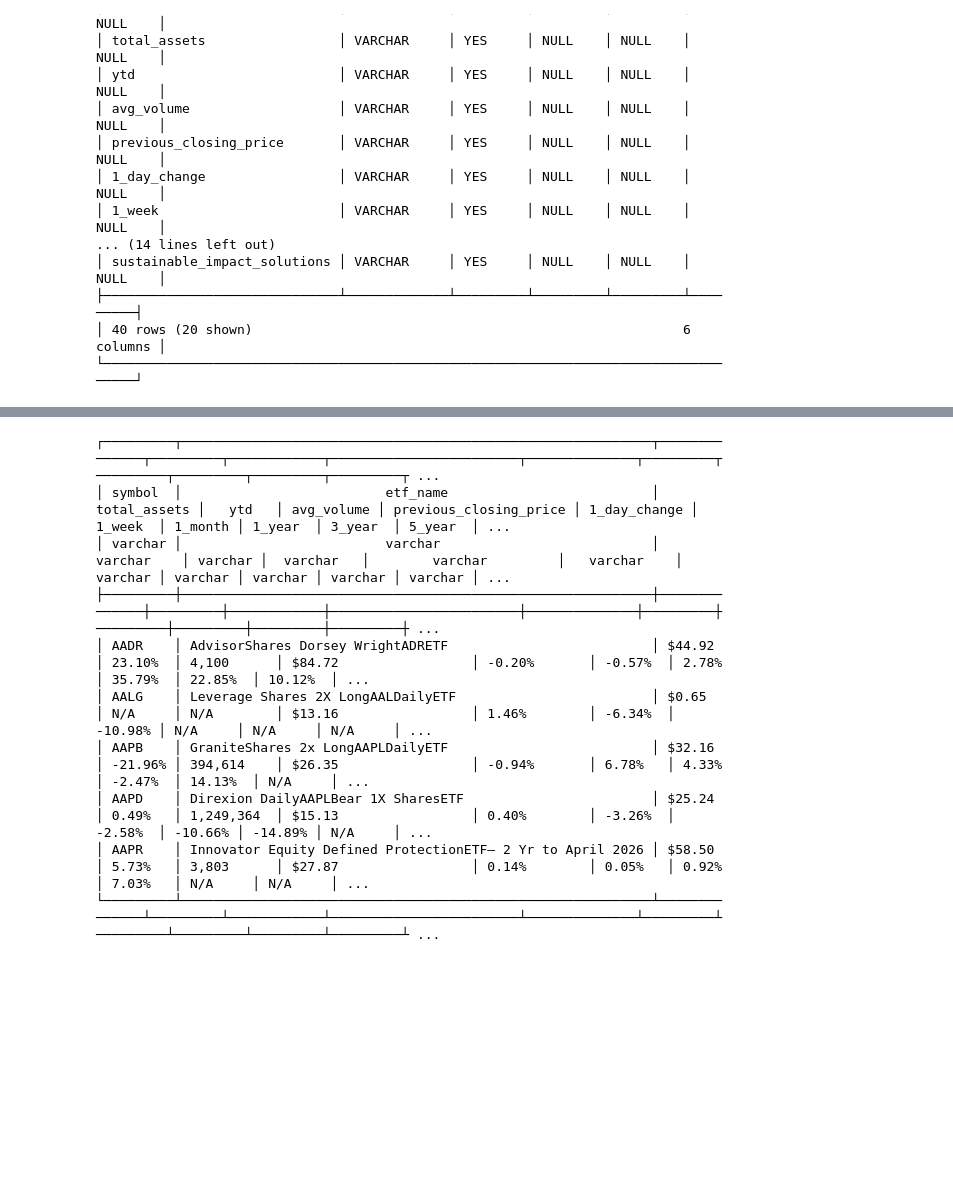
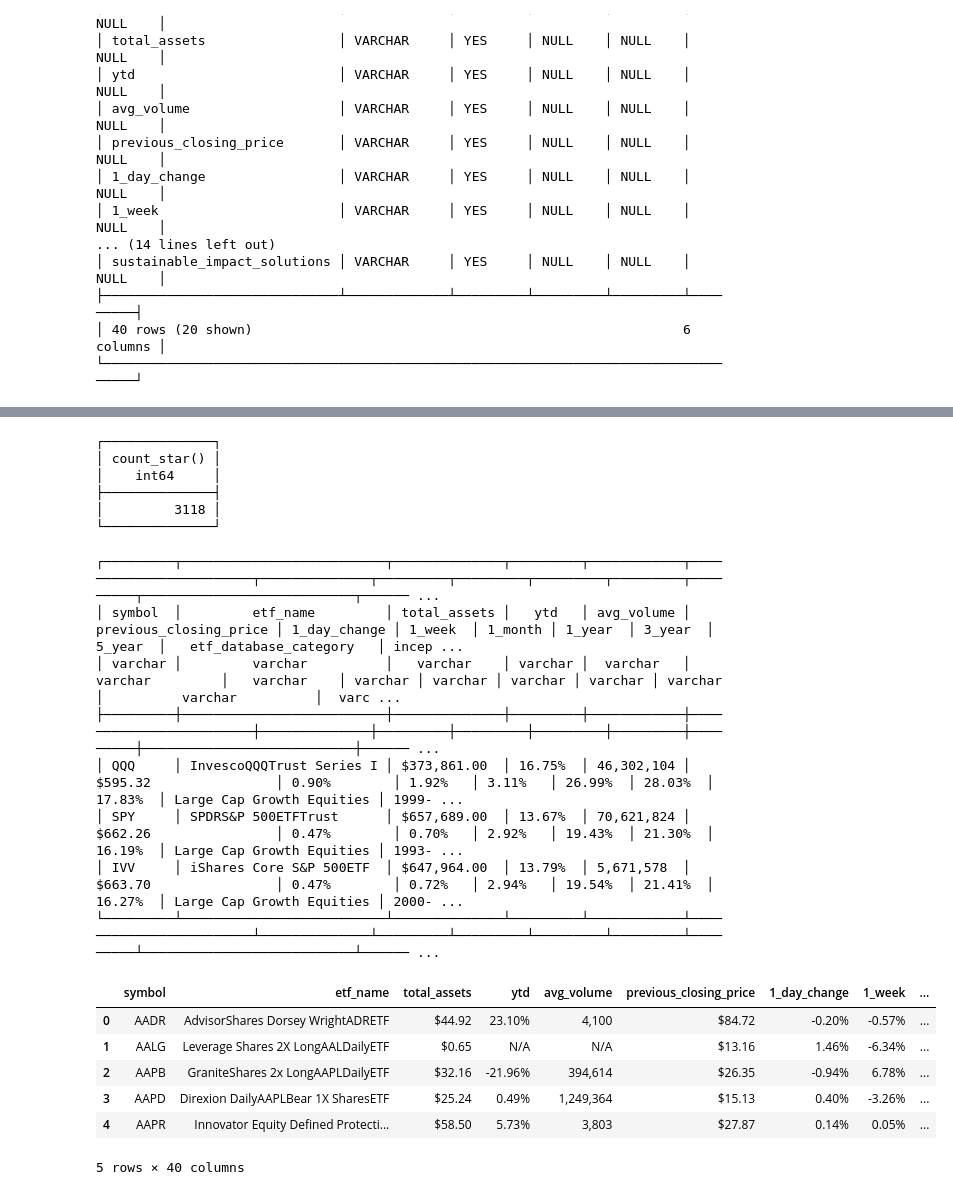
Before and after one commit to ming-berkeley/etf_repo, a Jupyter notebook: etf_duckdb.ipynb, the cells around one changed output, grey strips where cells are left out. Cells and saved outputs as stored; diff of their text form; code cells hidden in the pictures; blank space fills up the shorter version.

```diff
--- a/etf_duckdb.ipynb
+++ b/etf_duckdb.ipynb
@@ -25,13 +45,34 @@ duckdb.sql("CREATE TABLE etf AS SELECT * FROM 'etf_info.parquet'")
+# %%
+duckdb.sql("SELECT COUNT(*) FROM etf")
+# %% [output]
+┌──────────────┐
+│ count_star() │
+│    int64     │
+├──────────────┤
+│         3118 │
+└──────────────┘
 # %%
-duckdb.sql("SELECT * FROM etf LIMIT 5").show()
+duckdb.sql("SELECT * FROM etf WHERE symbol IN ('QQQ', 'SPY', 'IVV')").show()
 # %% [output]
-┌─────────┬────────────────────────────────────────────────────────────┬──────────────┬─────────┬────────────┬────────────────────────┬──────────────┬─────────┬─────────┬─────────┬─────────┬─────────┬ ...
-│ symbol  │                          etf_name                          │ total_assets │   ytd   │ avg_volume │ previous_closing_price │ 1_day_change │ 1_week  │ 1_month │ 1_year  │ 3_year  │ 5_year  │ ...
-│ varchar │                          varchar                           │   varchar    │ varchar │  varchar   │        varchar         │   varchar    │ varchar │ varchar │ varchar │ varchar │ varchar │ ...
-├─────────┼────────────────────────────────────────────────────────────┼──────────────┼─────────┼────────────┼────────────────────────┼──────────────┼─────────┼─────────┼─────────┼─────────┼─────────┼ ...
-│ AADR    │ AdvisorShares Dorsey WrightADRETF                          │ $44.92       │ 23.10%  │ 4,100      │ $84.72                 │ -0.20%       │ -0.57%  │ 2.78%   │ 35.79%  │ 22.85%  │ 10.12%  │ ...
-│ AALG    │ Leverage Shares 2X LongAALDailyETF                         │ $0.65        │ N/A     │ N/A        │ $13.16                 │ 1.46%        │ -6.34%  │ -10.98% │ N/A     │ N/A     │ N/A     │ ...
-│ AAPB    │ GraniteShares 2x LongAAPLDailyETF                          │ $32.16       │ -21.96% │ 394,614    │ $26.35                 │ -0.94%       │ 6.78%   │ 4.33%   │ -2.47%  │ 14.13%  │ N/A     │ ...
-│ AAPD    │ Direxion DailyAAPLBear 1X SharesETF                        │ $25.24       │ 0.49%   │ 1,249,364  │ $15.13                 │ 0.40%        │ -3.26%  │ -2.58%  │ -10.66% │ -14.89% │ N/A     │ ...
-│ AAPR    │ Innovator Equity Defined ProtectionETF– 2 Yr to April 2026 │ $58.50       │ 5.73%   │ 3,803      │ $27.87                 │ 0.14%        │ 0.05%   │ 0.92%   │ 7.03%   │ N/A     │ N/A     │ ...
-└─────────┴────────────────────────────────────────────────────────────┴──────────────┴─────────┴────────────┴────────────────────────┴──────────────┴─────────┴─────────┴─────────┴─────────┴─────────┴ ...
+┌─────────┬──────────────────────────┬──────────────┬─────────┬────────────┬────────────────────────┬──────────────┬─────────┬─────────┬─────────┬─────────┬─────────┬───────────────────────────┬────── ...
+│ symbol  │         etf_name         │ total_assets │   ytd   │ avg_volume │ previous_closing_price │ 1_day_change │ 1_week  │ 1_month │ 1_year  │ 3_year  │ 5_year  │   etf_database_category   │ incep ...
+│ varchar │         varchar          │   varchar    │ varchar │  varchar   │        varchar         │   varchar    │ varchar │ varchar │ varchar │ varchar │ varchar │          varchar          │  varc ...
+├─────────┼──────────────────────────┼──────────────┼─────────┼────────────┼────────────────────────┼──────────────┼─────────┼─────────┼─────────┼─────────┼─────────┼───────────────────────────┼────── ...
+│ QQQ     │ InvescoQQQTrust Series I │ $373,861.00  │ 16.75%  │ 46,302,104 │ $595.32                │ 0.90%        │ 1.92%   │ 3.11%   │ 26.99%  │ 28.03%  │ 17.83%  │ Large Cap Growth Equities │ 1999- ...
+│ SPY     │ SPDRS&P 500ETFTrust      │ $657,689.00  │ 13.67%  │ 70,621,824 │ $662.26                │ 0.47%        │ 0.70%   │ 2.92%   │ 19.43%  │ 21.30%  │ 16.19%  │ Large Cap Growth Equities │ 1993- ...
+│ IVV     │ iShares Core S&P 500ETF  │ $647,964.00  │ 13.79%  │ 5,671,578  │ $663.70                │ 0.47%        │ 0.72%   │ 2.94%   │ 19.54%  │ 21.41%  │ 16.27%  │ Large Cap Growth Equities │ 2000- ...
+└─────────┴──────────────────────────┴──────────────┴─────────┴────────────┴────────────────────────┴──────────────┴─────────┴─────────┴─────────┴─────────┴─────────┴───────────────────────────┴────── ...
+# %%
+import pandas as pd
+
+
+df = pd.read_parquet("etf_info.parquet")
+df.head()
+# %% [output]
+|  | symbol | etf_name | total_assets | ytd | avg_volume | previous_closing_price | 1_day_change | 1_week | ... |
+| 0 | AADR | AdvisorShares Dorsey WrightADRETF | $44.92 | 23.10% | 4,100 | $84.72 | -0.20% | -0.57% | ... |
+| 1 | AALG | Leverage Shares 2X LongAALDailyETF | $0.65 | N/A | N/A | $13.16 | 1.46% | -6.34% | ... |
+| 2 | AAPB | GraniteShares 2x LongAAPLDailyETF | $32.16 | -21.96% | 394,614 | $26.35 | -0.94% | 6.78% | ... |
+| 3 | AAPD | Direxion DailyAAPLBear 1X SharesETF | $25.24 | 0.49% | 1,249,364 | $15.13 | 0.40% | -3.26% | ... |
+| 4 | AAPR | Innovator Equity Defined Protecti... | $58.50 | 5.73% | 3,803 | $27.87 | 0.14% | 0.05% | ... |
+5 rows × 40 columns
```
Also changed, not shown: parts of 3 cells of this notebook, 3 other files.
